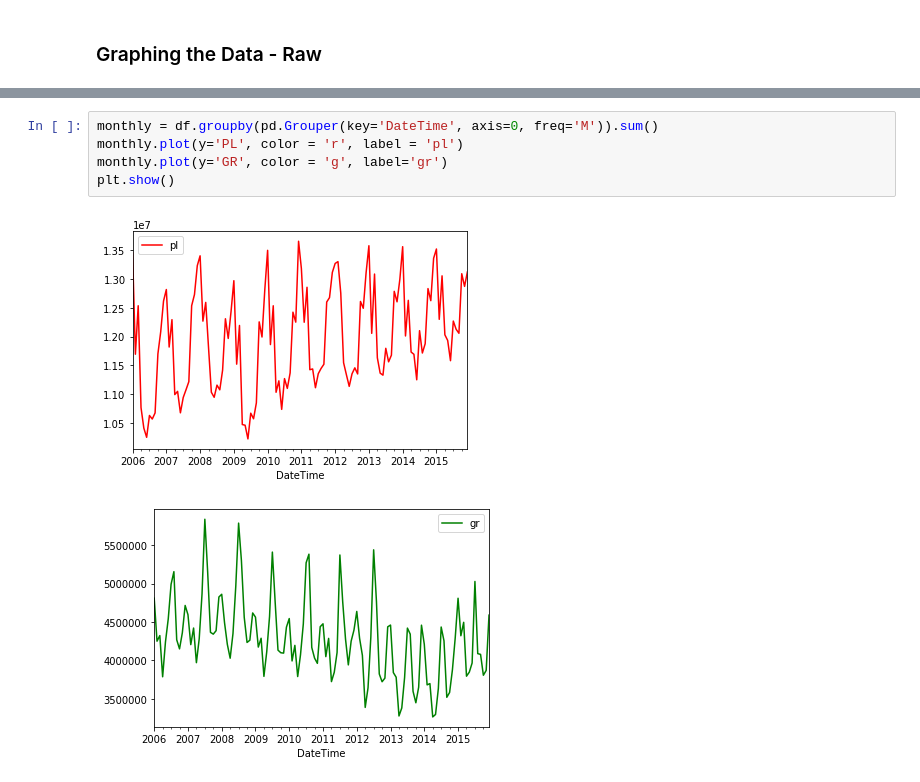
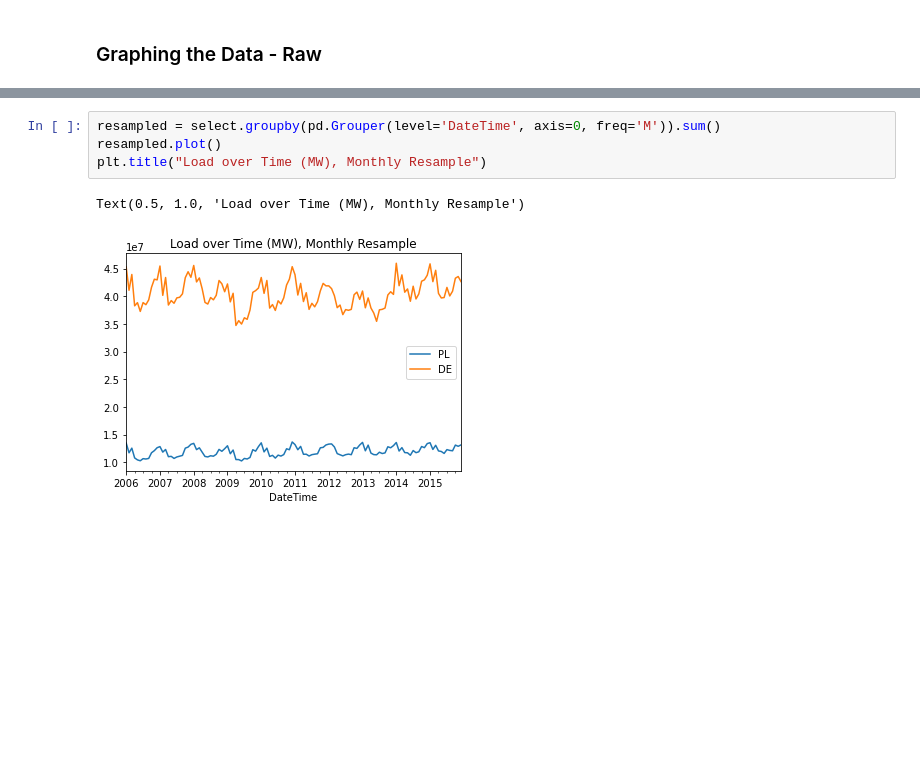
Before and after one commit to annaptasznik/EE555-FinalProject, a Jupyter notebook: prep-data.ipynb, the cells around one changed output, grey strips where cells are left out. Saved outputs shown, nothing was run; the diff lists cells and outputs as text; blank space fills up the shorter version.

```diff
--- a/prep-data.ipynb
+++ b/prep-data.ipynb
@@ -50,8 +46,7 @@ The above plots can look a bit crowded as it is drawing hourly values. To resamp
-# %%
-monthly = df.groupby(pd.Grouper(key='DateTime', axis=0, freq='M')).sum()
-monthly.plot(y='PL', color = 'r', label = 'pl')
-monthly.plot(y='GR', color = 'g', label='gr')
-plt.show()
-# %% [output]
-[figure, removed]
-[figure, removed]
+# %%
+resampled = select.groupby(pd.Grouper(level='DateTime', axis=0, freq='M')).sum()
+resampled.plot()
+plt.title("Load over Time (MW), Monthly Resample")
+# %% [output]
+Text(0.5, 1.0, 'Load over Time (MW), Monthly Resample')
+[figure, added]
```
Also changed, not shown: parts of 5 cells of this notebook.
